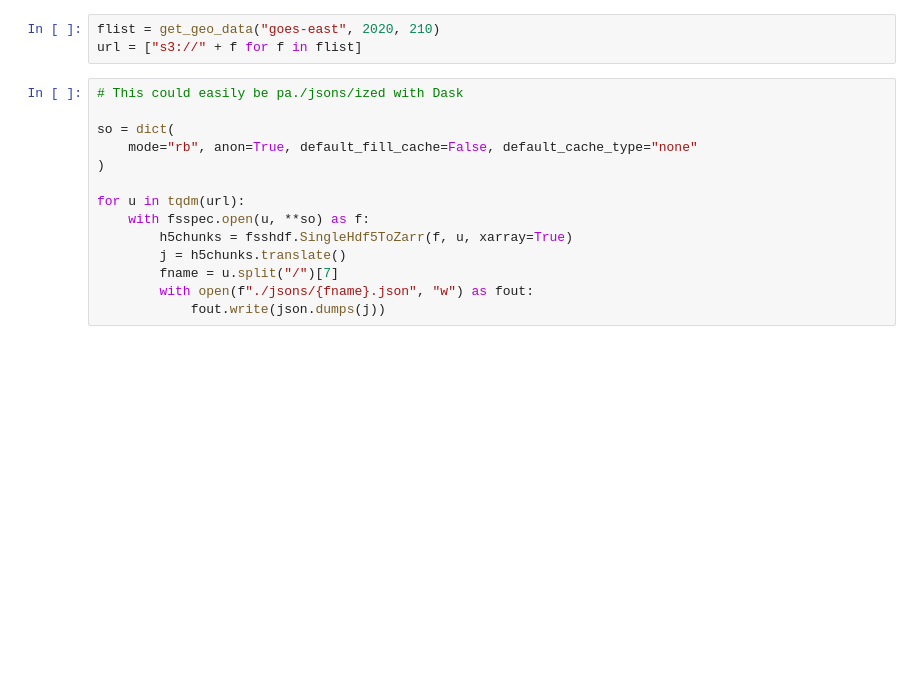
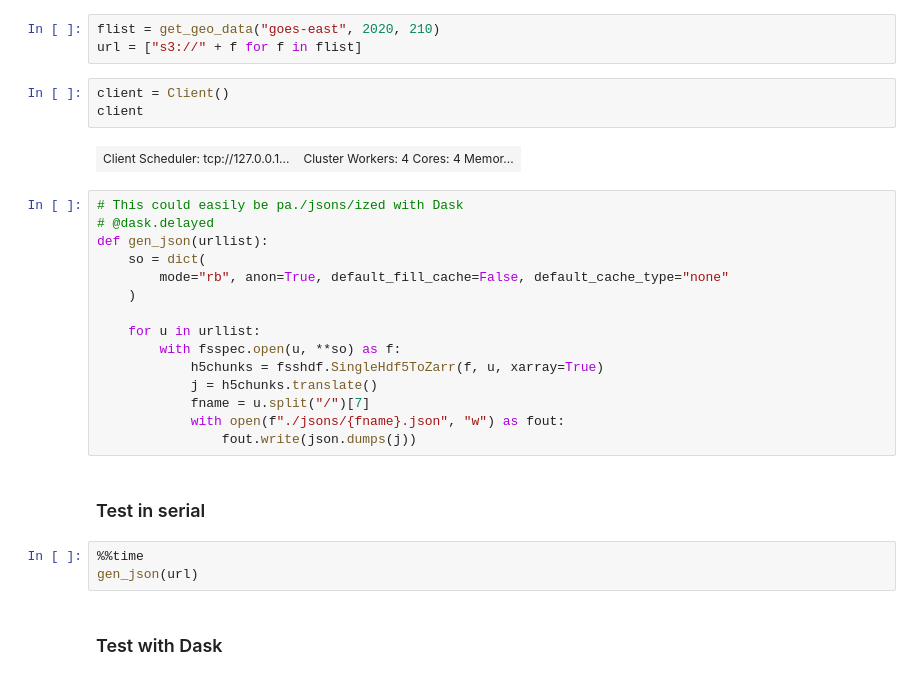
Before and after one commit to lsterzinger/pangeo-cloud-L2-satellite, a Jupyter notebook: fsspec-reference-maker/generate_goes_jsons.ipynb, the cells around one changed output. Saved outputs shown, nothing was run; the diff lists cells and outputs as text; blank space fills up the shorter version.

Commit message:
Updated with json files and updated notebooks

```diff
--- a/fsspec-reference-maker/generate_goes_jsons.ipynb
+++ b/fsspec-reference-maker/generate_goes_jsons.ipynb
@@ -44,17 +46,30 @@ def get_geo_data(sat,lyr,idyjl):
 # %%
 flist = get_geo_data("goes-east", 2020, 210)
 url = ["s3://" + f for f in flist]
+# %%
+client = Client()
+client
+# %% [output]
+| Client Scheduler: tcp://127.0.0.1... | Cluster Workers: 4 Cores: 4 Memor... |
 # %%
 # This could easily be pa./jsons/ized with Dask
+# @dask.delayed
+def gen_json(urllist):
+    so = dict(
+        mode="rb", anon=True, default_fill_cache=False, default_cache_type="none"
+    )
 
-so = dict(
-    mode="rb", anon=True, default_fill_cache=False, default_cache_type="none"
-)
-
-for u in tqdm(url):
-    with fsspec.open(u, **so) as f:
-        h5chunks = fsshdf.SingleHdf5ToZarr(f, u, xarray=True)
-        j = h5chunks.translate()
-        fname = u.split("/")[7]
-        with open(f"./jsons/{fname}.json", "w") as fout:
-            fout.write(json.dumps(j))
+    for u in urllist:
+        with fsspec.open(u, **so) as f:
+            h5chunks = fsshdf.SingleHdf5ToZarr(f, u, xarray=True)
+            j = h5chunks.translate()
+            fname = u.split("/")[7]
+            with open(f"./jsons/{fname}.json", "w") as fout:
+                fout.write(json.dumps(j))
+# %% [markdown]
+### Test in serial
+# %%
+%%time
+gen_json(url)
+# %% [markdown]
+### Test with Dask
```
Also changed, not shown: parts of 4 cells of this notebook, 25 other files.
